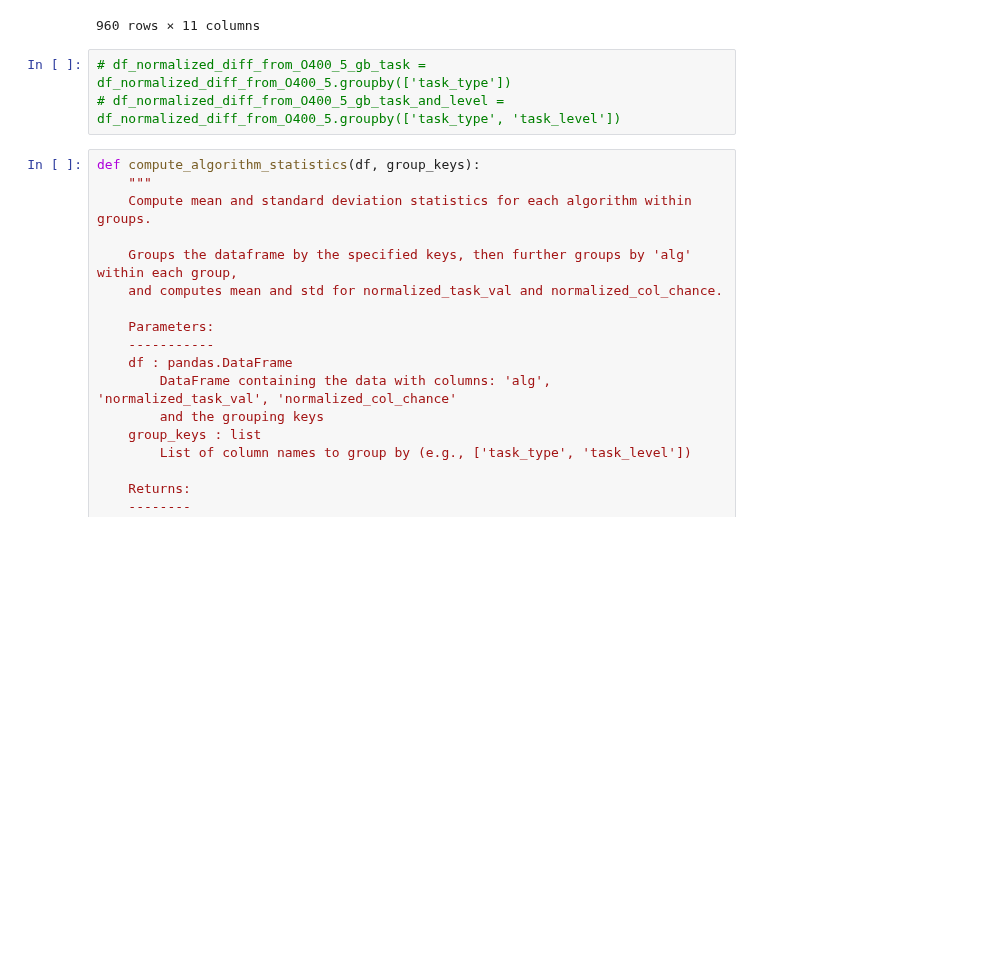
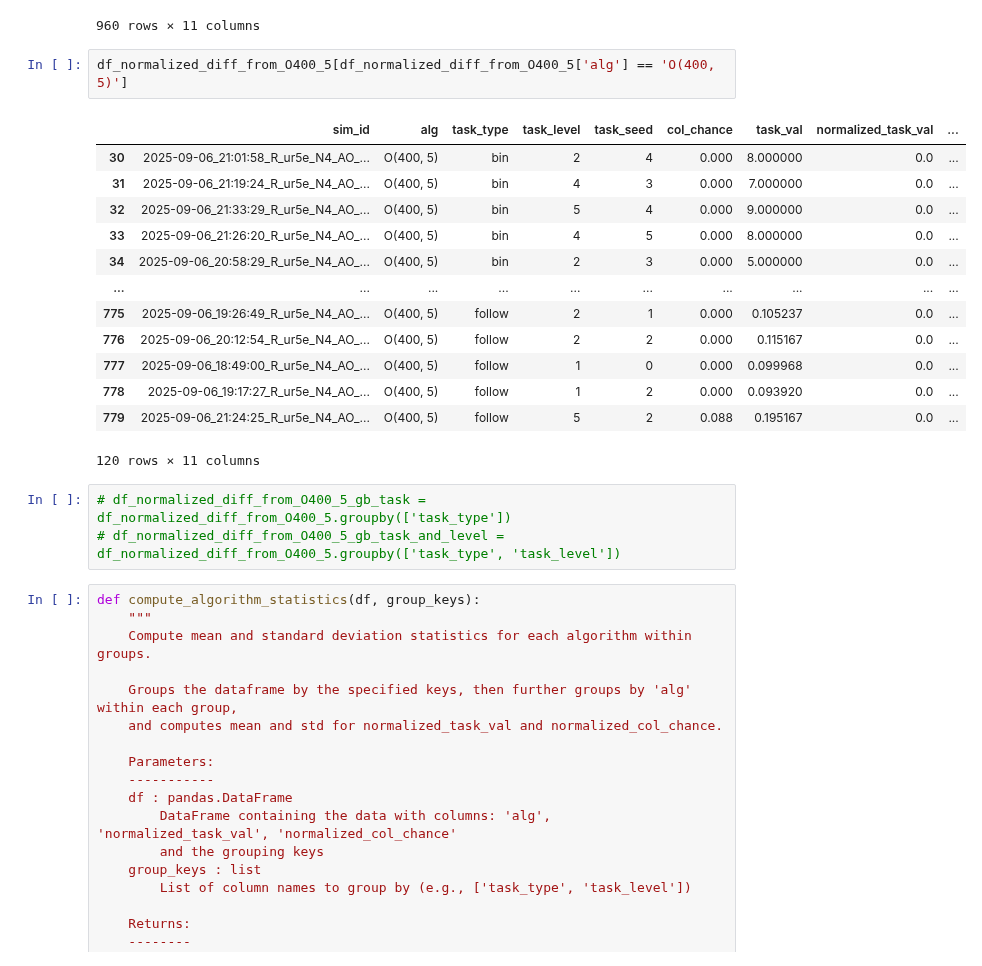
Before and after one commit to Dan7171/rl_for_curobo, a Jupyter notebook: projects_root/experiments/analysis_1409_from_csv.ipynb, the cells around one changed output. Cells and saved outputs as stored; diff of their text form; blank space fills up the shorter version.

```diff
--- a/projects_root/experiments/analysis_1409_from_csv.ipynb
+++ b/projects_root/experiments/analysis_1409_from_csv.ipynb
@@ -144,6 +144,22 @@ df_normalized_diff_from_O400_5
 | 958 | 2025-09-08_23:40:16_R_ur5e_N4_ACC... | CC(500) | follow | 4 | 3 | 0.278 | 0.307996 | 0.202744 | ... |
 | 959 | 2025-09-08_23:57:16_R_ur5e_N4_ACC... | CC(500) | follow | 5 | 2 | 0.350 | 0.315876 | 0.120709 | ... |
 960 rows × 11 columns
+# %%
+df_normalized_diff_from_O400_5[df_normalized_diff_from_O400_5['alg'] == 'O(400, 5)']
+# %% [output]
+|  | sim_id | alg | task_type | task_level | task_seed | col_chance | task_val | normalized_task_val | ... |
+| 30 | 2025-09-06_21:01:58_R_ur5e_N4_AO_... | O(400, 5) | bin | 2 | 4 | 0.000 | 8.000000 | 0.0 | ... |
+| 31 | 2025-09-06_21:19:24_R_ur5e_N4_AO_... | O(400, 5) | bin | 4 | 3 | 0.000 | 7.000000 | 0.0 | ... |
+| 32 | 2025-09-06_21:33:29_R_ur5e_N4_AO_... | O(400, 5) | bin | 5 | 4 | 0.000 | 9.000000 | 0.0 | ... |
+| 33 | 2025-09-06_21:26:20_R_ur5e_N4_AO_... | O(400, 5) | bin | 4 | 5 | 0.000 | 8.000000 | 0.0 | ... |
+| 34 | 2025-09-06_20:58:29_R_ur5e_N4_AO_... | O(400, 5) | bin | 2 | 3 | 0.000 | 5.000000 | 0.0 | ... |
+| ... | ... | ... | ... | ... | ... | ... | ... | ... | ... |
+| 775 | 2025-09-06_19:26:49_R_ur5e_N4_AO_... | O(400, 5) | follow | 2 | 1 | 0.000 | 0.105237 | 0.0 | ... |
+| 776 | 2025-09-06_20:12:54_R_ur5e_N4_AO_... | O(400, 5) | follow | 2 | 2 | 0.000 | 0.115167 | 0.0 | ... |
+| 777 | 2025-09-06_18:49:00_R_ur5e_N4_AO_... | O(400, 5) | follow | 1 | 0 | 0.000 | 0.099968 | 0.0 | ... |
+| 778 | 2025-09-06_19:17:27_R_ur5e_N4_AO_... | O(400, 5) | follow | 1 | 2 | 0.000 | 0.093920 | 0.0 | ... |
+| 779 | 2025-09-06_21:24:25_R_ur5e_N4_AO_... | O(400, 5) | follow | 5 | 2 | 0.088 | 0.195167 | 0.0 | ... |
+120 rows × 11 columns
 # %%
 # df_normalized_diff_from_O400_5_gb_task = df_normalized_diff_from_O400_5.groupby(['task_type'])
 # df_normalized_diff_from_O400_5_gb_task_and_level = df_normalized_diff_from_O400_5.groupby(['task_type', 'task_level'])
```
Also changed, not shown: parts of 4 cells of this notebook, 1 other file.
